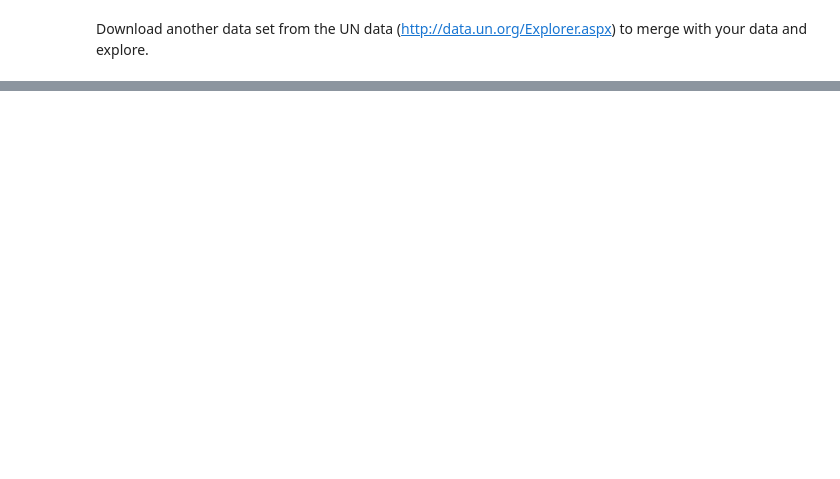
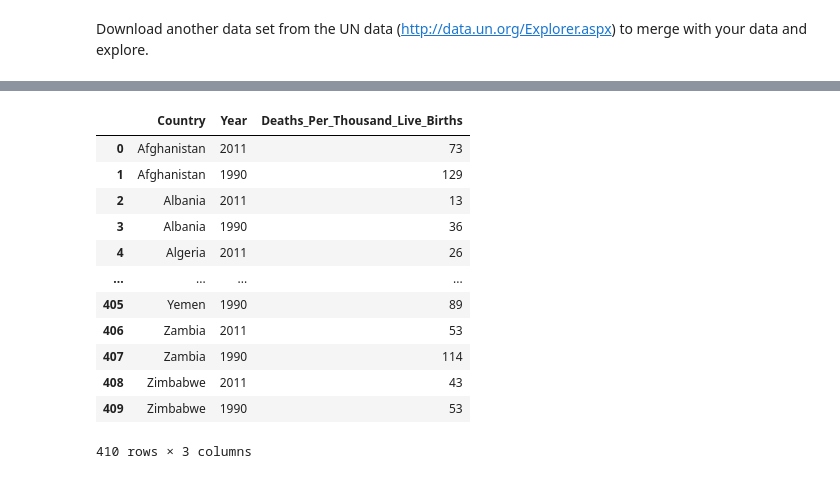
Before and after one commit to NSS-Data-Analytics-Cohort-11/undata-AdellAD4, a Jupyter notebook: notebooks/UN_data_analysis_DA11.ipynb, the cells around one changed output, grey strips where cells are left out. Drawn from its saved outputs; the diff is of its cells as text; code cells hidden in the pictures; blank space fills up the shorter version.

```diff
--- a/notebooks/UN_data_analysis_DA11.ipynb
+++ b/notebooks/UN_data_analysis_DA11.ipynb
@@ -732,0 +755,16 @@ Download another data set from the UN data (http://data.un.org/Explorer.aspx) to
+# %%
+infant_mortality_df
+# %% [output]
+|  | Country | Year | Deaths_Per_Thousand_Live_Births |
+| 0 | Afghanistan | 2011 | 73 |
+| 1 | Afghanistan | 1990 | 129 |
+| 2 | Albania | 2011 | 13 |
+| 3 | Albania | 1990 | 36 |
+| 4 | Algeria | 2011 | 26 |
+| ... | ... | ... | ... |
+| 405 | Yemen | 1990 | 89 |
+| 406 | Zambia | 2011 | 53 |
+| 407 | Zambia | 1990 | 114 |
+| 408 | Zimbabwe | 2011 | 43 |
+| 409 | Zimbabwe | 1990 | 53 |
+410 rows × 3 columns
```
Also changed, not shown: parts of 16 cells of this notebook, 1 other file.
